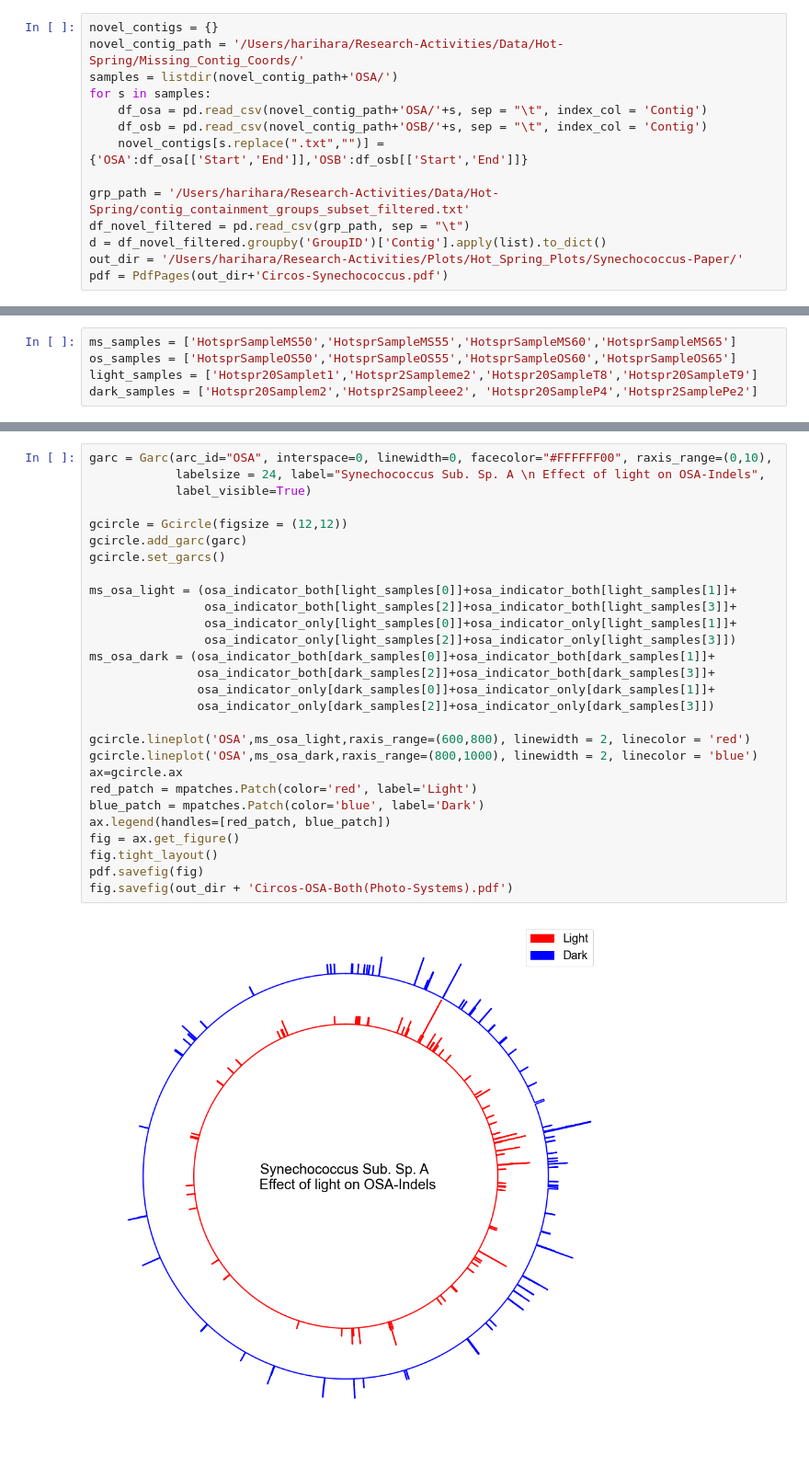
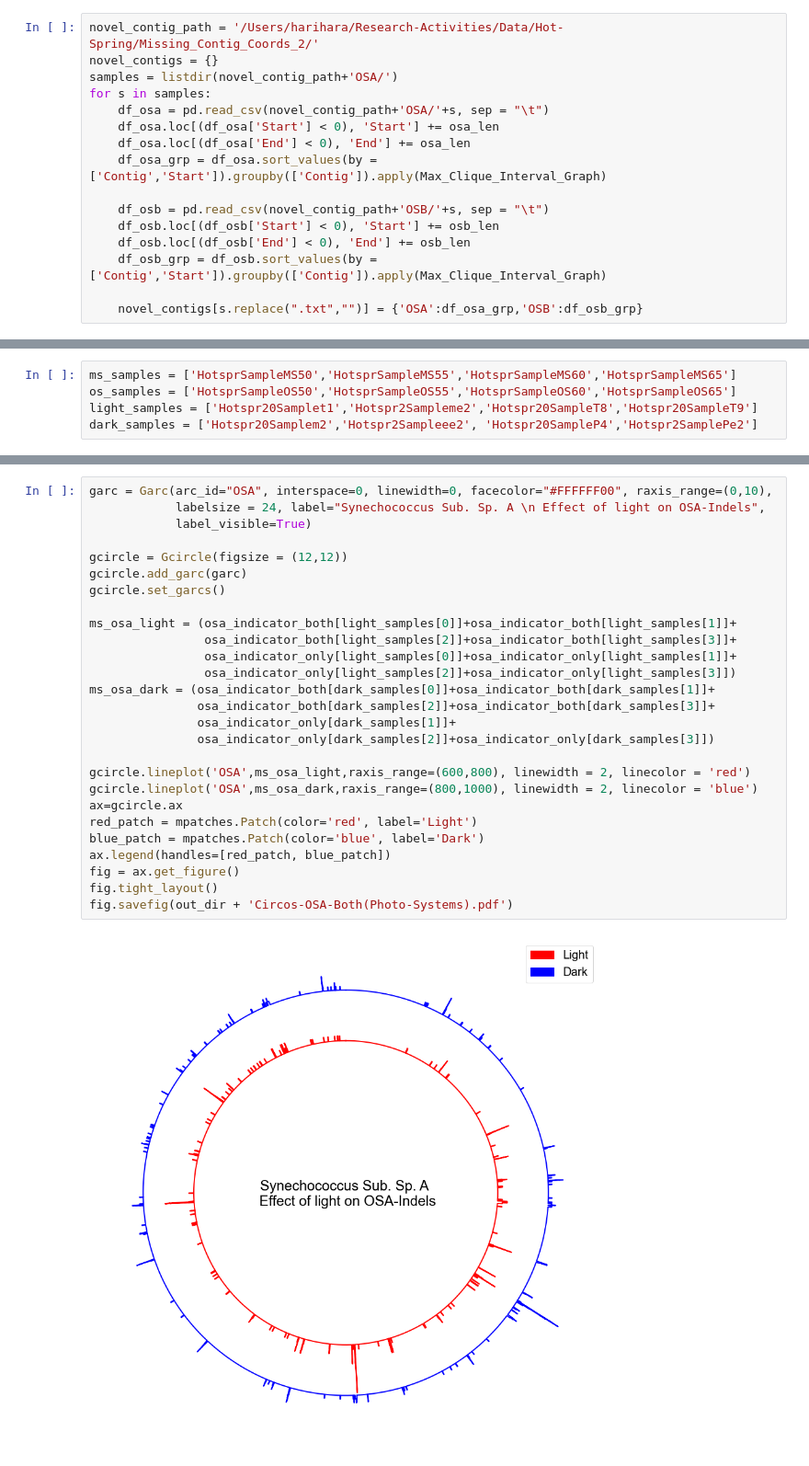
Before and after one commit to hsmurali/Hot_Springs_Analysis, a Jupyter notebook: Scripts/Strain-Analysis/Synechococcus_Paper/Plot_PyCircos.ipynb, the cells around one changed output, grey strips where cells are left out. Shown at 92% size. Drawn from its saved outputs; the diff is of its cells as text.

```diff
--- a/Scripts/Strain-Analysis/Synechococcus_Paper/Plot_PyCircos.ipynb
+++ b/Scripts/Strain-Analysis/Synechococcus_Paper/Plot_PyCircos.ipynb
@@ -57,14 +141,16 @@ def Make_Counts(df_osa, df_osb, samples):
-# %%
-novel_contigs = {}
-novel_contig_path = '/Users/harihara/Research-Activities/Data/Hot-Spring/Missing_Contig_Coords/'
-samples = listdir(novel_contig_path+'OSA/')
-for s in samples:
-    df_osa = pd.read_csv(novel_contig_path+'OSA/'+s, sep = "\t", index_col = 'Contig')
-    df_osb = pd.read_csv(novel_contig_path+'OSB/'+s, sep = "\t", index_col = 'Contig')
-    novel_contigs[s.replace(".txt","")] = {'OSA':df_osa[['Start','End']],'OSB':df_osb[['Start','End']]}
-
-grp_path = '/Users/harihara/Research-Activities/Data/Hot-Spring/contig_containment_groups_subset_filtered.txt'
-df_novel_filtered = pd.read_csv(grp_path, sep = "\t")
-d = df_novel_filtered.groupby('GroupID')['Contig'].apply(list).to_dict()
-out_dir = '/Users/harihara/Research-Activities/Plots/Hot_Spring_Plots/Synechococcus-Paper/'
-pdf = PdfPages(out_dir+'Circos-Synechococcus.pdf')
+# %%
+novel_contig_path = '/Users/harihara/Research-Activities/Data/Hot-Spring/Missing_Contig_Coords_2/'
+novel_contigs = {}
+samples = listdir(novel_contig_path+'OSA/')
+for s in samples:
+    df_osa = pd.read_csv(novel_contig_path+'OSA/'+s, sep = "\t")
+    df_osa.loc[(df_osa['Start'] < 0), 'Start'] += osa_len
+    df_osa.loc[(df_osa['End'] < 0), 'End'] += osa_len
+    df_osa_grp = df_osa.sort_values(by = ['Contig','Start']).groupby(['Contig']).apply(Max_Clique_Interval_Graph)
+
+    df_osb = pd.read_csv(novel_contig_path+'OSB/'+s, sep = "\t")
+    df_osb.loc[(df_osb['Start'] < 0), 'Start'] += osb_len
+    df_osb.loc[(df_osb['End'] < 0), 'End'] += osb_len
+    df_osb_grp = df_osb.sort_values(by = ['Contig','Start']).groupby(['Contig']).apply(Max_Clique_Interval_Graph)
+
+    novel_contigs[s.replace(".txt","")] = {'OSA':df_osa_grp,'OSB':df_osb_grp}
@@ -243,33 +393,32 @@ fig.savefig(out_dir + 'Circos-OSB-Only(Temperature-Gradient-Springs).pdf')
 # %%
 garc = Garc(arc_id="OSA", interspace=0, linewidth=0, facecolor="#FFFFFF00", raxis_range=(0,10),
             labelsize = 24, label="Synechococcus Sub. Sp. A \n Effect of light on OSA-Indels",
             label_visible=True)
 
 gcircle = Gcircle(figsize = (12,12))
 gcircle.add_garc(garc)
 gcircle.set_garcs()
 
 ms_osa_light = (osa_indicator_both[light_samples[0]]+osa_indicator_both[light_samples[1]]+
                 osa_indicator_both[light_samples[2]]+osa_indicator_both[light_samples[3]]+
                 osa_indicator_only[light_samples[0]]+osa_indicator_only[light_samples[1]]+
                 osa_indicator_only[light_samples[2]]+osa_indicator_only[light_samples[3]])
 ms_osa_dark = (osa_indicator_both[dark_samples[0]]+osa_indicator_both[dark_samples[1]]+
                osa_indicator_both[dark_samples[2]]+osa_indicator_both[dark_samples[3]]+
-               osa_indicator_only[dark_samples[0]]+osa_indicator_only[dark_samples[1]]+
+               osa_indicator_only[dark_samples[1]]+
                osa_indicator_only[dark_samples[2]]+osa_indicator_only[dark_samples[3]])
 
 gcircle.lineplot('OSA',ms_osa_light,raxis_range=(600,800), linewidth = 2, linecolor = 'red')
 gcircle.lineplot('OSA',ms_osa_dark,raxis_range=(800,1000), linewidth = 2, linecolor = 'blue')
 ax=gcircle.ax
 red_patch = mpatches.Patch(color='red', label='Light')
 blue_patch = mpatches.Patch(color='blue', label='Dark')
 ax.legend(handles=[red_patch, blue_patch])
 fig = ax.get_figure()
 fig.tight_layout()
-pdf.savefig(fig)
 fig.savefig(out_dir + 'Circos-OSA-Both(Photo-Systems).pdf')
 # %% [output]
-[figure, old version]
+[figure, new version]
 # %%
 garc = Garc(arc_id="OSB", interspace=0, linewidth=0, facecolor="#FFFFFF00", raxis_range=(0,10),
             labelsize = 24, label="Synechococcus Sub. Sp. B \n Effect of light on OSB-Indels",
```
Also changed, not shown: parts of 11 cells of this notebook, 2 other files.
